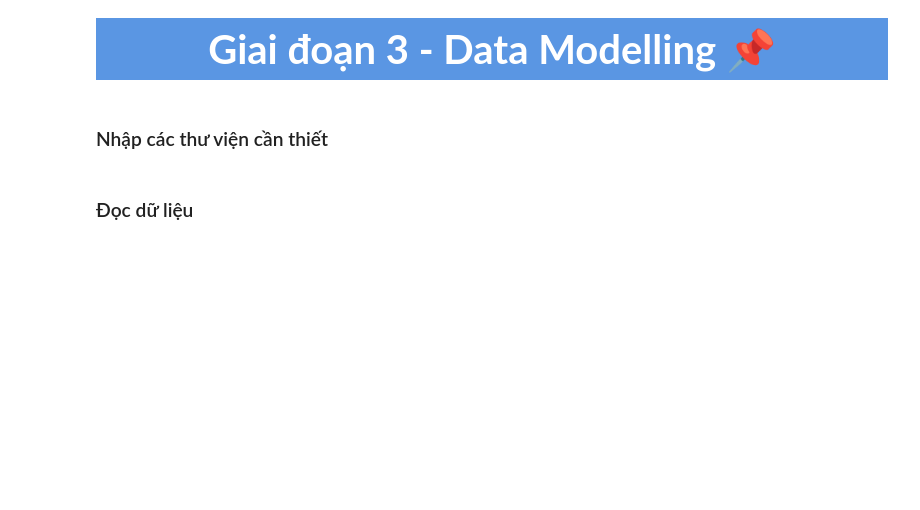
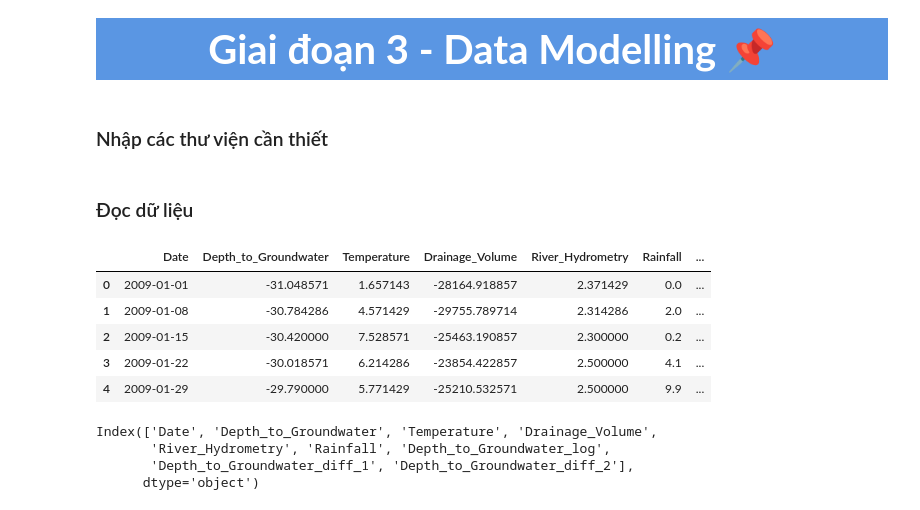
Before and after one commit to GenNyu/Lab-2---DV, a Jupyter notebook: 3.0_DataModelling.ipynb, the cells around one changed output. Saved outputs shown, nothing was run; the diff lists cells and outputs as text; code cells hidden in the pictures; blank space fills up the shorter version.

```diff
--- a/3.0_DataModelling.ipynb
+++ b/3.0_DataModelling.ipynb
@@ -20,3 +20,18 @@ warnings.simplefilter('ignore')
 ### Đọc dữ liệu
 # %%
 df = pd.read_csv('./data/Water_Cleaner_2.csv', parse_dates=['Date'], date_parser=lambda x: pd.to_datetime(x, format='%Y-%m-%d'))
+df.head()
+# %% [output]
+|  | Date | Depth_to_Groundwater | Temperature | Drainage_Volume | River_Hydrometry | Rainfall | ... |
+| 0 | 2009-01-01 | -31.048571 | 1.657143 | -28164.918857 | 2.371429 | 0.0 | ... |
+| 1 | 2009-01-08 | -30.784286 | 4.571429 | -29755.789714 | 2.314286 | 2.0 | ... |
+| 2 | 2009-01-15 | -30.420000 | 7.528571 | -25463.190857 | 2.300000 | 0.2 | ... |
+| 3 | 2009-01-22 | -30.018571 | 6.214286 | -23854.422857 | 2.500000 | 4.1 | ... |
+| 4 | 2009-01-29 | -29.790000 | 5.771429 | -25210.532571 | 2.500000 | 9.9 | ... |
+# %%
+df.columns
+# %% [output]
+Index(['Date', 'Depth_to_Groundwater', 'Temperature', 'Drainage_Volume',
+       'River_Hydrometry', 'Rainfall', 'Depth_to_Groundwater_log',
+       'Depth_to_Groundwater_diff_1', 'Depth_to_Groundwater_diff_2'],
+      dtype='object')
```
Also changed, not shown: 2 other files.
